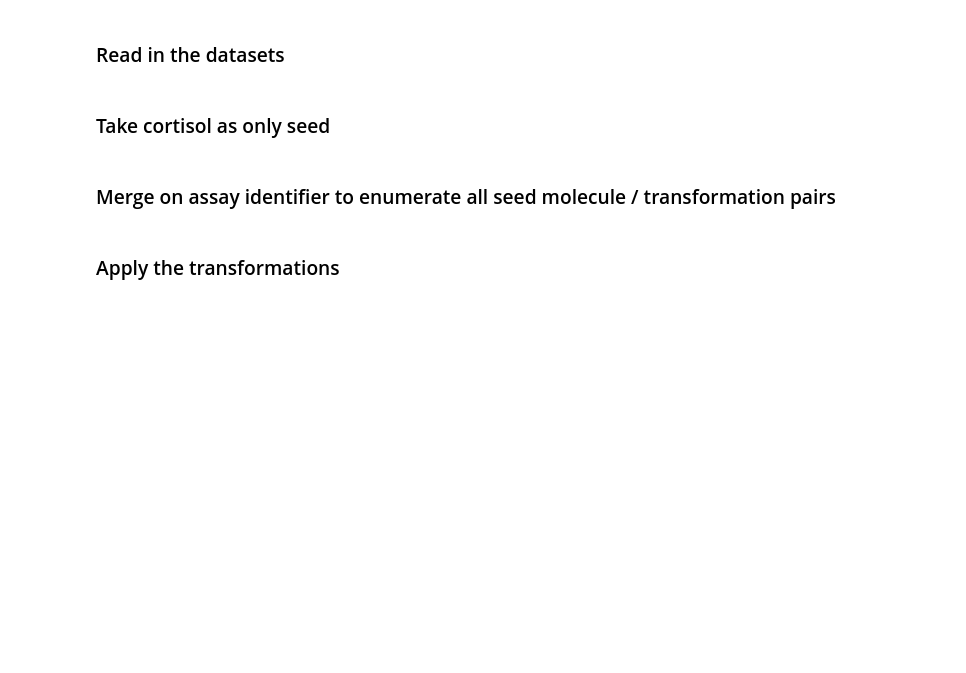
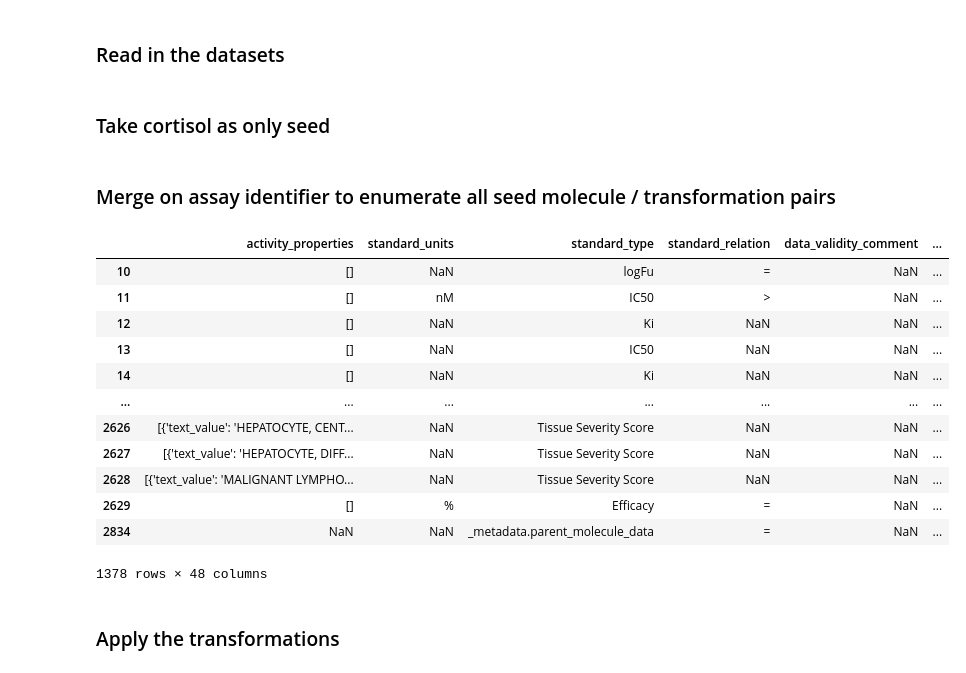
Before and after one commit to warner121/wizepair2, a Jupyter notebook: notebooks/nr3c1/nr3c1_agonists_part4.ipynb, the cells around one changed output. Drawn from its saved outputs; the diff is of its cells as text; code cells hidden in the pictures; blank space fills up the shorter version.

```diff
--- a/notebooks/nr3c1/nr3c1_agonists_part4.ipynb
+++ b/notebooks/nr3c1/nr3c1_agonists_part4.ipynb
@@ -29,6 +33,22 @@ df = df[df.stripped_smiles=='C[C@]12C[C@H](O)[C@H]3[C@@H](CCC4=CC(=O)CC[C@@]43C)
 # %% [markdown]
 ### Merge on assay identifier to enumerate all seed molecule / transformation pairs
 # %%
-df = df[pd.notna(df.pchembl_value)]
+#df = df[pd.notna(df.pchembl_value)]
+# %%
+df
+# %% [output]
+|  | activity_properties | standard_units | standard_type | standard_relation | data_validity_comment | ... |
+| 10 | [] | NaN | logFu | = | NaN | ... |
+| 11 | [] | nM | IC50 | > | NaN | ... |
+| 12 | [] | NaN | Ki | NaN | NaN | ... |
+| 13 | [] | NaN | IC50 | NaN | NaN | ... |
+| 14 | [] | NaN | Ki | NaN | NaN | ... |
+| ... | ... | ... | ... | ... | ... | ... |
+| 2626 | [{'text_value': 'HEPATOCYTE, CENT... | NaN | Tissue Severity Score | NaN | NaN | ... |
+| 2627 | [{'text_value': 'HEPATOCYTE, DIFF... | NaN | Tissue Severity Score | NaN | NaN | ... |
+| 2628 | [{'text_value': 'MALIGNANT LYMPHO... | NaN | Tissue Severity Score | NaN | NaN | ... |
+| 2629 | [] | % | Efficacy | = | NaN | ... |
+| 2834 | NaN | NaN | _metadata.parent_molecule_data | = | NaN | ... |
+1378 rows × 48 columns
 # %% [markdown]
 ### Apply the transformations
```
Also changed, not shown: parts of 8 cells of this notebook, 5 other files.
